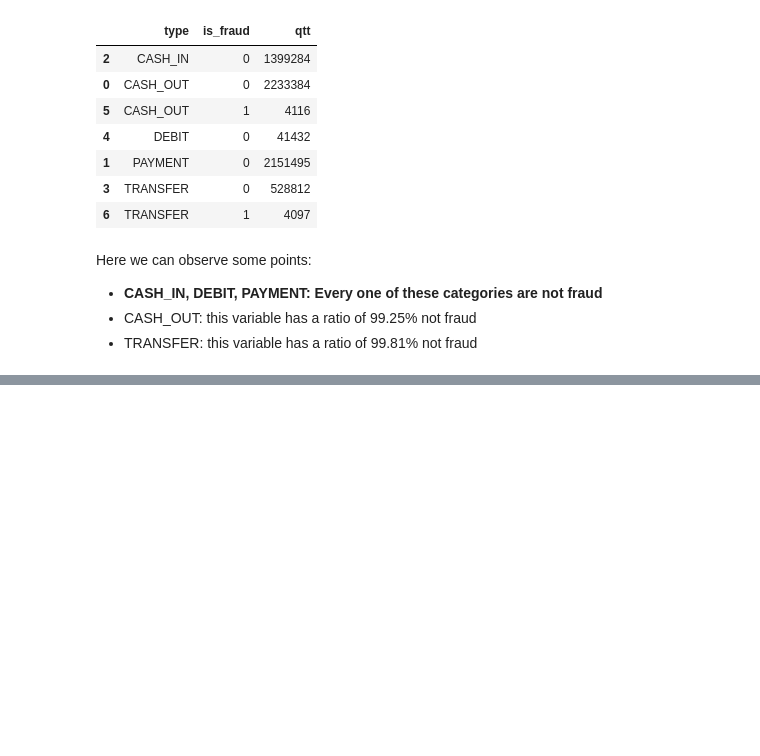
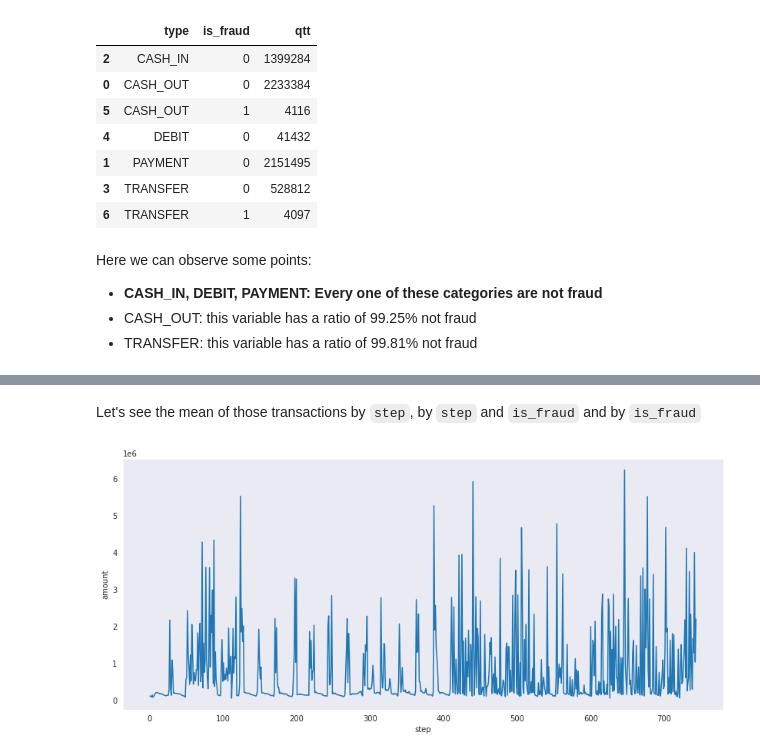
Before and after one commit to LucianoBatista/fraud-detection-classifier, a Jupyter notebook: analysis/initial-eda.ipynb, the cells around one changed output, grey strips where cells are left out. Saved outputs shown, nothing was run; the diff lists cells and outputs as text; code cells hidden in the pictures; blank space fills up the shorter version.

```diff
--- a/analysis/initial-eda.ipynb
+++ b/analysis/initial-eda.ipynb
@@ -122,0 +253,13 @@ Here we can observe some points:
+# %% [markdown]
+Let's see the mean of those transactions by `step`, by `step` and `is_fraud` and by `is_fraud`
+# %%
+mean_amount_by_step = fraud_numerical_df.groupby(["step"])["amount"].mean().reset_index()
+
+# plot
+fig_dims = (14, 6)
+fig, ax = plt.subplots(figsize=fig_dims)
+
+_ = sns.lineplot(x="step", y="amount", data=mean_amount_by_step, ax=ax)
+plt.show()
+# %% [output]
+[figure, added]
```
Also changed, not shown: parts of 34 cells of this notebook, 1 other file.
